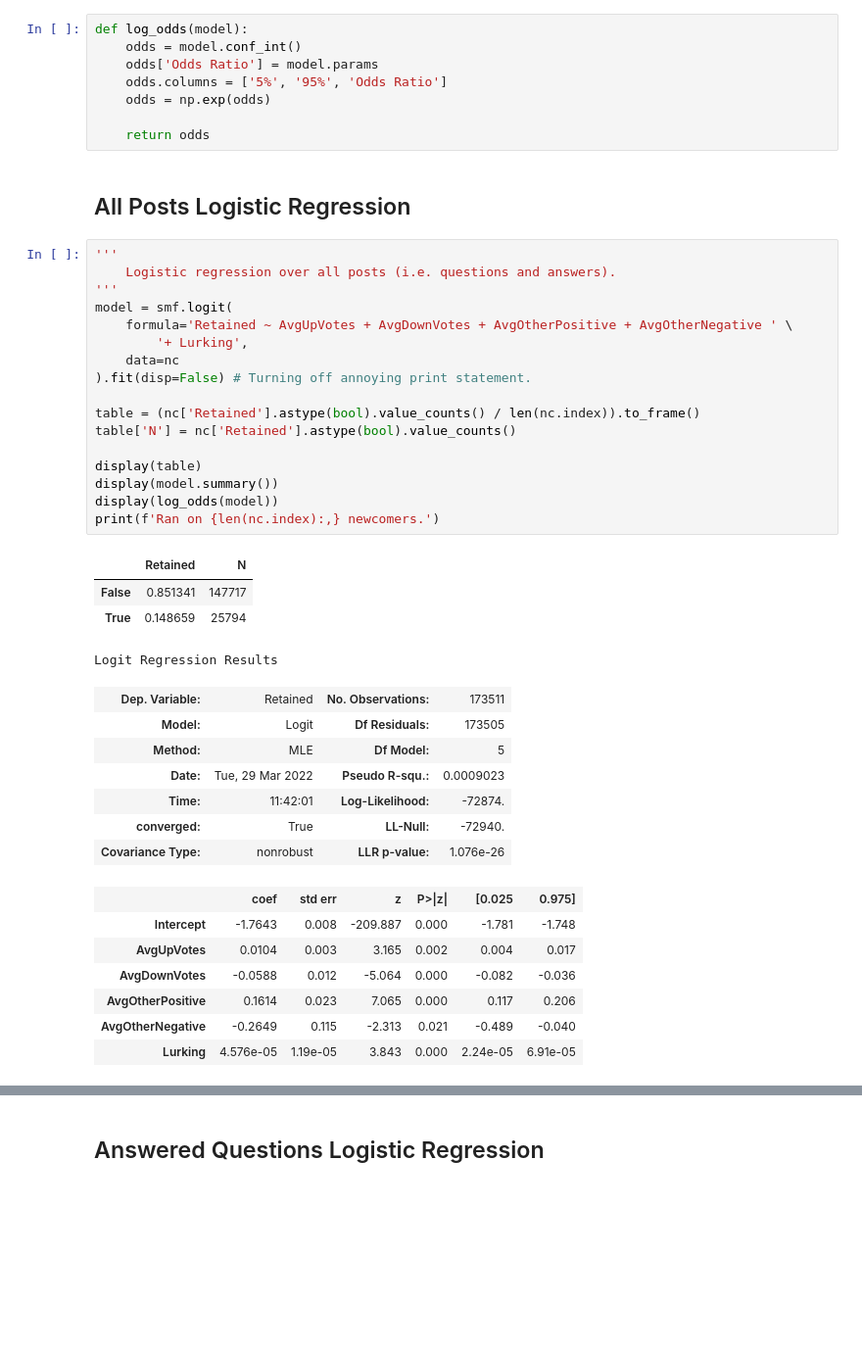
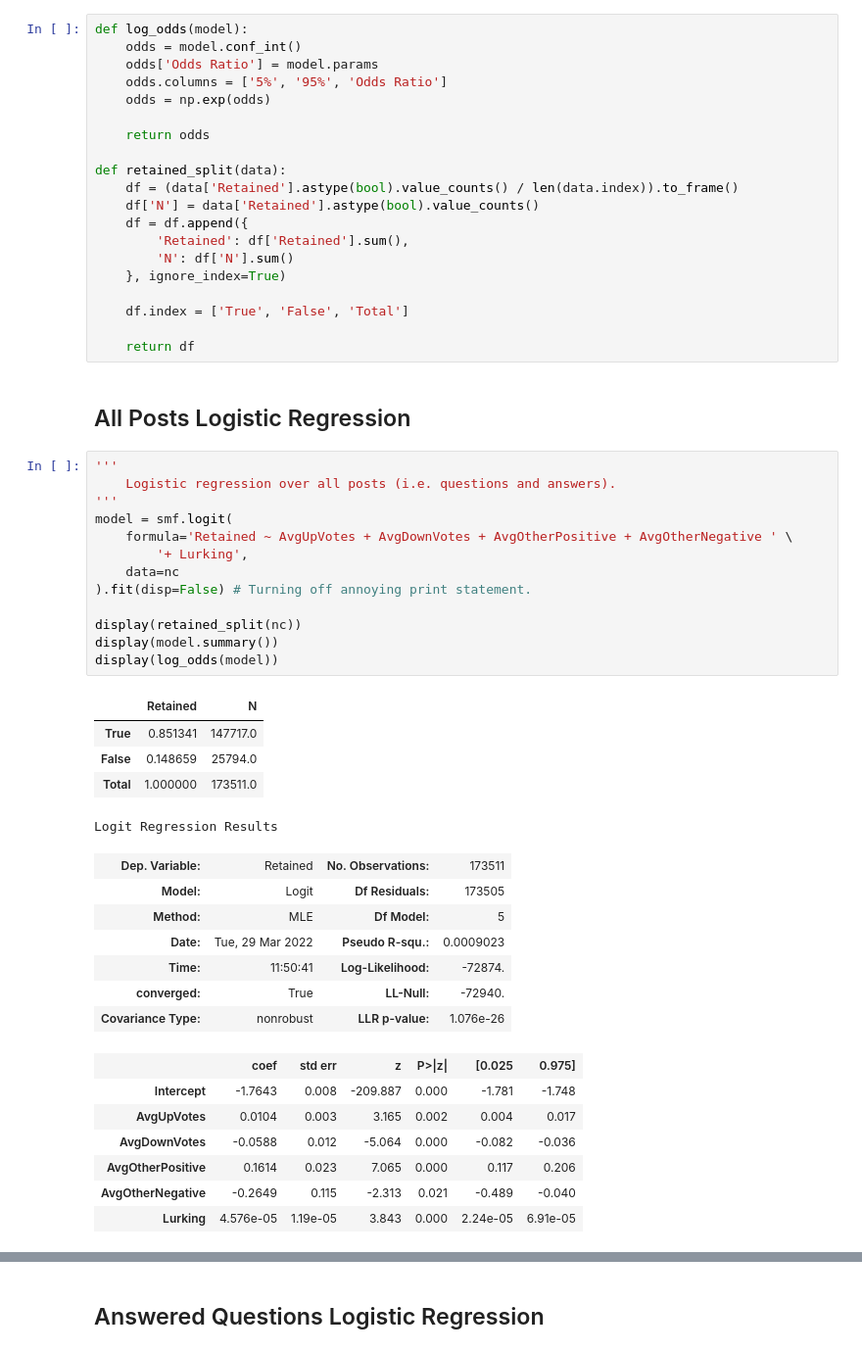
Before and after one commit to jackiec1998/cs565-final-project, a Jupyter notebook: newcomers.ipynb, the cells around one changed output, grey strips where cells are left out. Shown: that part at 98% size. Saved outputs shown, nothing was run; the diff lists cells and outputs as text; blank space fills up the shorter version.

```diff
--- a/newcomers.ipynb
+++ b/newcomers.ipynb
@@ -222,35 +222,44 @@ def log_odds(model):
     odds = np.exp(odds)
 
     return odds
+
+def retained_split(data):
+    df = (data['Retained'].astype(bool).value_counts() / len(data.index)).to_frame()
+    df['N'] = data['Retained'].astype(bool).value_counts()
+    df = df.append({
+        'Retained': df['Retained'].sum(),
+        'N': df['N'].sum()
+    }, ignore_index=True)
+
+    df.index = ['True', 'False', 'Total']
+
+    return df
 # %% [markdown]
 ## All Posts Logistic Regression
 # %%
 '''
     Logistic regression over all posts (i.e. questions and answers).
 '''
 model = smf.logit(
     formula='Retained ~ AvgUpVotes + AvgDownVotes + AvgOtherPositive + AvgOtherNegative ' \
         '+ Lurking',
     data=nc
 ).fit(disp=False) # Turning off annoying print statement.
 
-table = (nc['Retained'].astype(bool).value_counts() / len(nc.index)).to_frame()
-table['N'] = nc['Retained'].astype(bool).value_counts()
-
-display(table)
+display(retained_split(nc))
 display(model.summary())
 display(log_odds(model))
-print(f'Ran on {len(nc.index):,} newcomers.')
 # %% [output]
 |  | Retained | N |
-| False | 0.851341 | 147717 |
-| True | 0.148659 | 25794 |
+| True | 0.851341 | 147717.0 |
+| False | 0.148659 | 25794.0 |
+| Total | 1.000000 | 173511.0 |
 Logit Regression Results
 | Dep. Variable: | Retained | No. Observations: | 173511 |
 | Model: | Logit | Df Residuals: | 173505 |
 | Method: | MLE | Df Model: | 5 |
 | Date: | Tue, 29 Mar 2022 | Pseudo R-squ.: | 0.0009023 |
-| Time: | 11:42:01 | Log-Likelihood: | -72874. |
+| Time: | 11:50:41 | Log-Likelihood: | -72874. |
 | converged: | True | LL-Null: | -72940. |
 | Covariance Type: | nonrobust | LLR p-value: | 1.076e-26 |
 |  | coef | std err | z | P>|z| | [0.025 | 0.975] |
```
Also changed, not shown: parts of 3 cells of this notebook.
